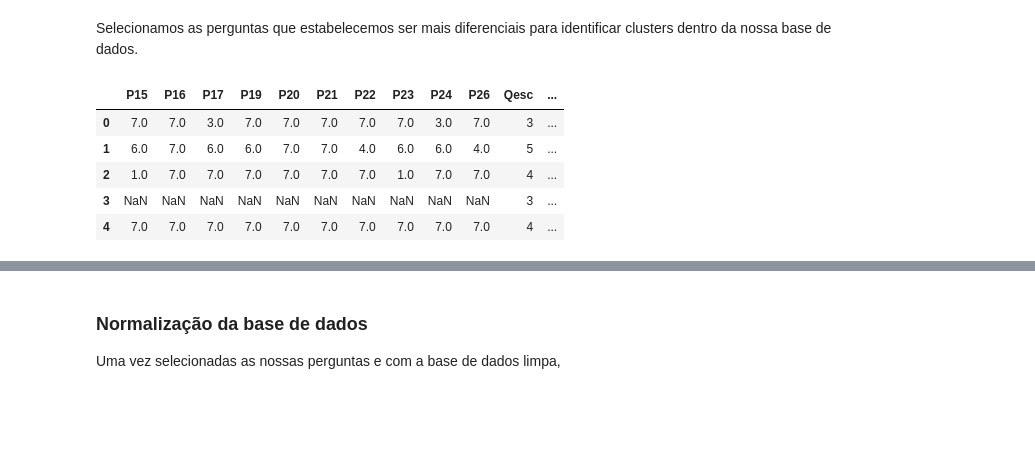
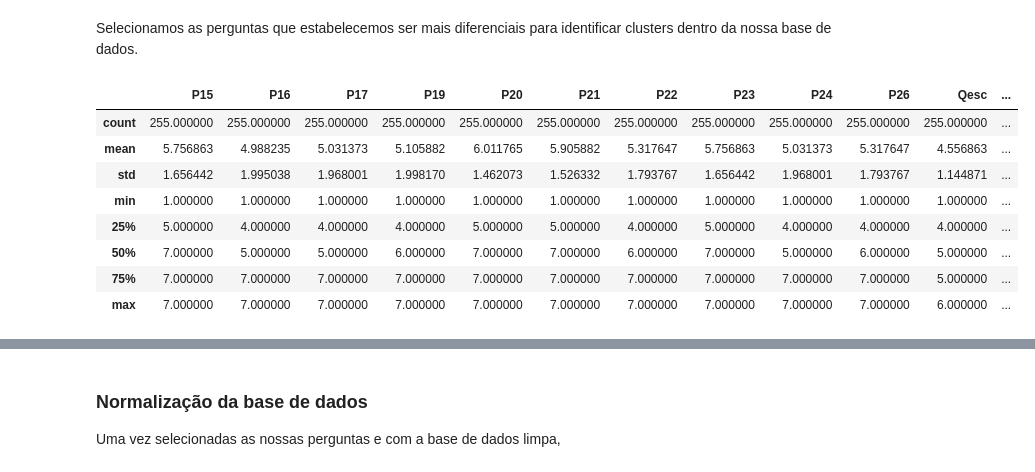
Before and after one commit to enzojunq/Base-de-dados, a Jupyter notebook: base.ipynb, the cells around one changed output, grey strips where cells are left out. Drawn from its saved outputs; the diff is of its cells as text; code cells hidden in the pictures; blank space fills up the shorter version.

```diff
--- a/base.ipynb
+++ b/base.ipynb
@@ -426,10 +429,10 @@ Iniciaremos com duas forma de análise de dados: PCA e Kmeans Cluster
 
 Vamos atribuir algumas perguntas para as classificações em tipos de variáveis
 # %%
-df.Qreg = df.Qreg.astype('category')
-df.Qclasse = df.Qclasse.astype('category')
-df.Qid = df.Qid.astype('category')
+df_usa.Qreg = df_usa.Qreg.astype('category')
+df_usa.Qclasse = df_usa.Qclasse.astype('category')
+df_usa.Qid = df_usa.Qid.astype('category')
 
-df.Qreg.cat.categories = [1, 2, 3, 4, 5]
-df.Qclasse.cat.categories = [1, 2, 3, 4, 5]
-df.Qid.cat.categories =  [1, 2, 3, 4, 5, 6]
+df_usa.Qreg.cat.categories = [1, 2, 3, 4, 5]
+df_usa.Qclasse.cat.categories = [1, 2, 3, 4, 5]
+df_usa.Qid.cat.categories =  [1, 2, 3, 4, 5, 6]
@@ -440,12 +459,15 @@ Agora que a base de dados foi limpa, e selecionamos respondentes que fazem um ma
 # %% [markdown]
 Selecionamos as perguntas que estabelecemos ser mais diferenciais para identificar clusters dentro da nossa base de dados.
 # %%
-df_p = df.loc[:,['P15', 'P16', 'P17', 'P19', 'P20', 'P21', 'P22', 'P23', 'P24', 'P26', 'Qesc', 'Qciv', 'Qocup', 'Qid', 'Qgen', 'Qreg', 'Qclasse']]
-df_p.head()
+df_p = df_usa.loc[:,['P15', 'P16', 'P17', 'P19', 'P20', 'P21', 'P22', 'P23', 'P24', 'P26', 'Qesc', 'Qciv', 'Qocup', 'Qid', 'Qgen', 'Qreg', 'Qclasse']]
+df_p.describe()
 # %% [output]
 |  | P15 | P16 | P17 | P19 | P20 | P21 | P22 | P23 | P24 | P26 | Qesc | ... |
-| 0 | 7.0 | 7.0 | 3.0 | 7.0 | 7.0 | 7.0 | 7.0 | 7.0 | 3.0 | 7.0 | 3 | ... |
-| 1 | 6.0 | 7.0 | 6.0 | 6.0 | 7.0 | 7.0 | 4.0 | 6.0 | 6.0 | 4.0 | 5 | ... |
-| 2 | 1.0 | 7.0 | 7.0 | 7.0 | 7.0 | 7.0 | 7.0 | 1.0 | 7.0 | 7.0 | 4 | ... |
-| 3 | NaN | NaN | NaN | NaN | NaN | NaN | NaN | NaN | NaN | NaN | 3 | ... |
-| 4 | 7.0 | 7.0 | 7.0 | 7.0 | 7.0 | 7.0 | 7.0 | 7.0 | 7.0 | 7.0 | 4 | ... |
+| count | 255.000000 | 255.000000 | 255.000000 | 255.000000 | 255.000000 | 255.000000 | 255.000000 | 255.000000 | 255.000000 | 255.000000 | 255.000000 | ... |
+| mean | 5.756863 | 4.988235 | 5.031373 | 5.105882 | 6.011765 | 5.905882 | 5.317647 | 5.756863 | 5.031373 | 5.317647 | 4.556863 | ... |
+| std | 1.656442 | 1.995038 | 1.968001 | 1.998170 | 1.462073 | 1.526332 | 1.793767 | 1.656442 | 1.968001 | 1.793767 | 1.144871 | ... |
+| min | 1.000000 | 1.000000 | 1.000000 | 1.000000 | 1.000000 | 1.000000 | 1.000000 | 1.000000 | 1.000000 | 1.000000 | 1.000000 | ... |
+| 25% | 5.000000 | 4.000000 | 4.000000 | 4.000000 | 5.000000 | 5.000000 | 4.000000 | 5.000000 | 4.000000 | 4.000000 | 4.000000 | ... |
+| 50% | 7.000000 | 5.000000 | 5.000000 | 6.000000 | 7.000000 | 7.000000 | 6.000000 | 7.000000 | 5.000000 | 6.000000 | 5.000000 | ... |
+| 75% | 7.000000 | 7.000000 | 7.000000 | 7.000000 | 7.000000 | 7.000000 | 7.000000 | 7.000000 | 7.000000 | 7.000000 | 5.000000 | ... |
+| max | 7.000000 | 7.000000 | 7.000000 | 7.000000 | 7.000000 | 7.000000 | 7.000000 | 7.000000 | 7.000000 | 7.000000 | 6.000000 | ... |
```
Also changed, not shown: parts of 17 cells of this notebook.
